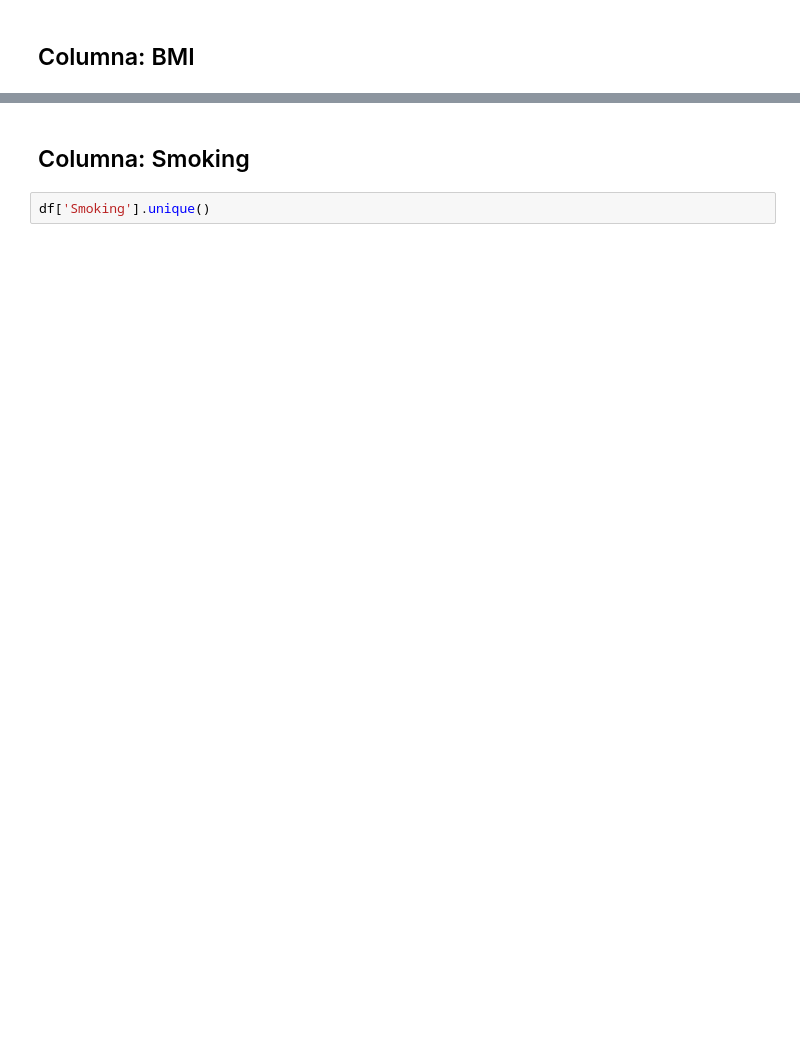
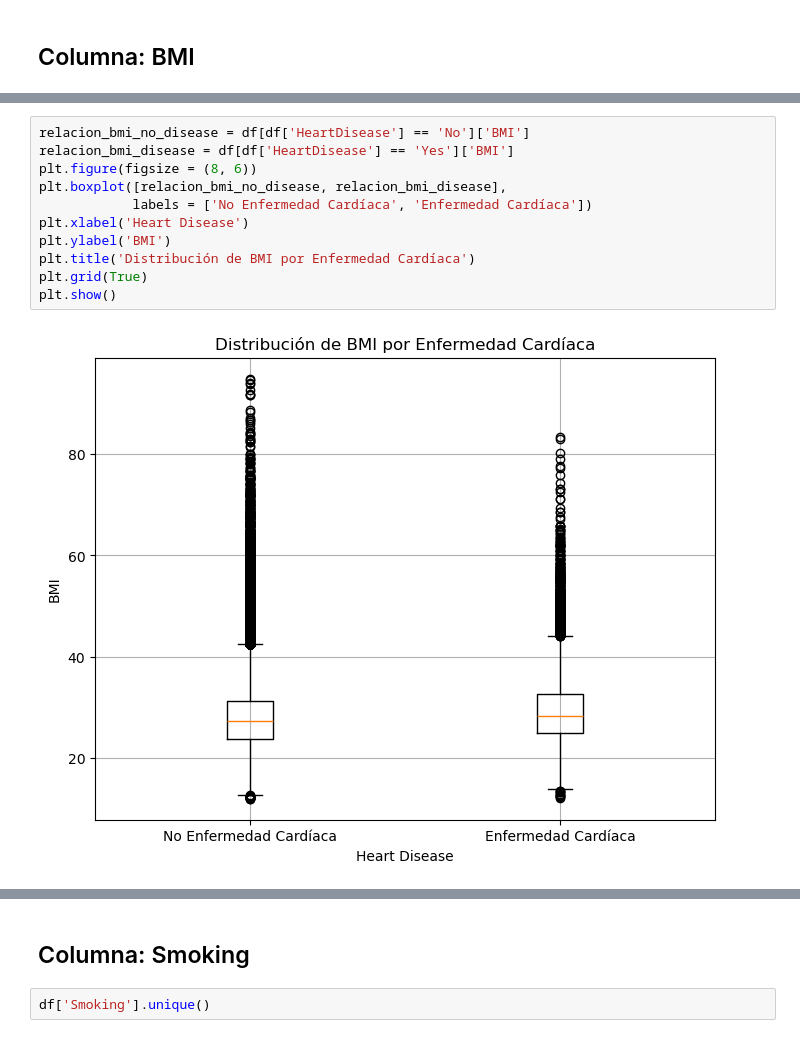
Before and after one commit to alexia-gm/Proyecto-02, a Jupyter notebook: Proyecto_Grupo_C_Alexia.ipynb, the cells around one changed output, grey strips where cells are left out. Cells and saved outputs as stored; diff of their text form; blank space fills up the shorter version.

```diff
--- a/Proyecto_Grupo_C_Alexia.ipynb
+++ b/Proyecto_Grupo_C_Alexia.ipynb
@@ -206 +270,14 @@ df['BMI'].nunique()
+# %%
+relacion_bmi_no_disease = df[df['HeartDisease'] == 'No']['BMI']
+relacion_bmi_disease = df[df['HeartDisease'] == 'Yes']['BMI']
+plt.figure(figsize = (8, 6))
+plt.boxplot([relacion_bmi_no_disease, relacion_bmi_disease],
+            labels = ['No Enfermedad Cardíaca', 'Enfermedad Cardíaca'])
+plt.xlabel('Heart Disease')
+plt.ylabel('BMI')
+plt.title('Distribución de BMI por Enfermedad Cardíaca')
+plt.grid(True)
+plt.show()
+# %% [output]
+[figure, added]
 # %%
```
Also changed, not shown: parts of 73 cells of this notebook, 2 other files.
